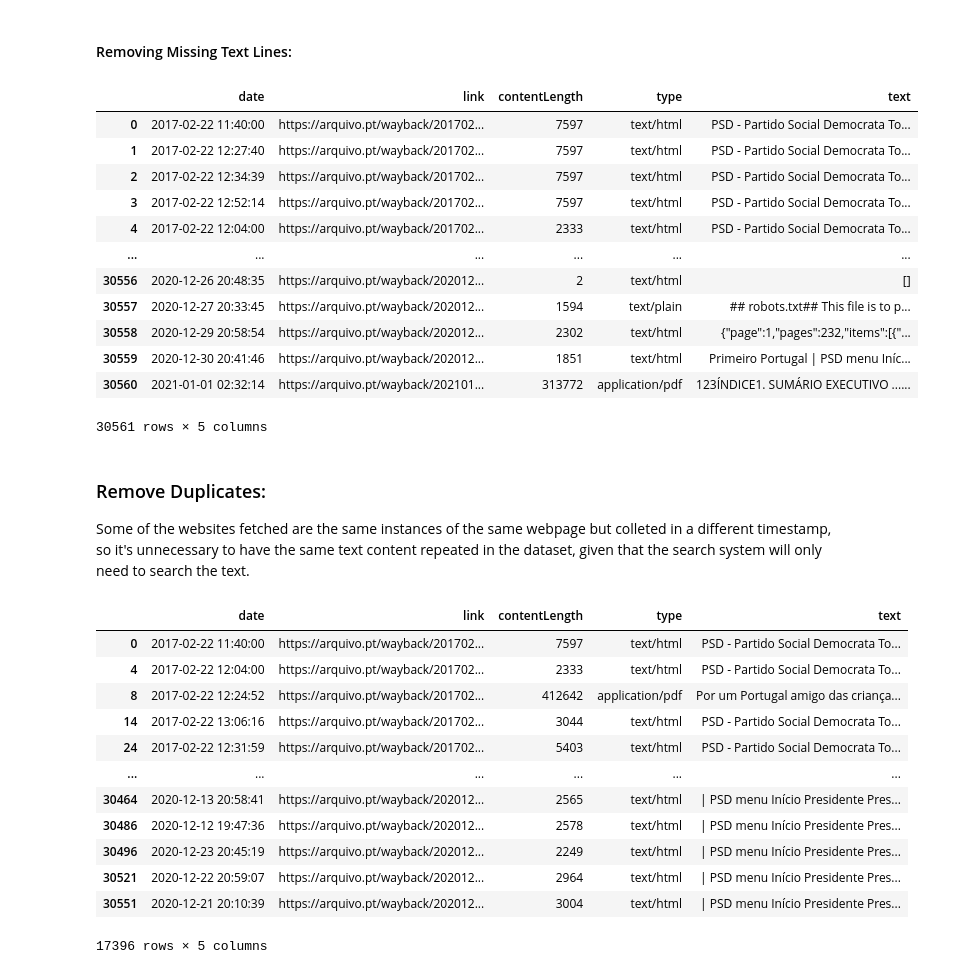
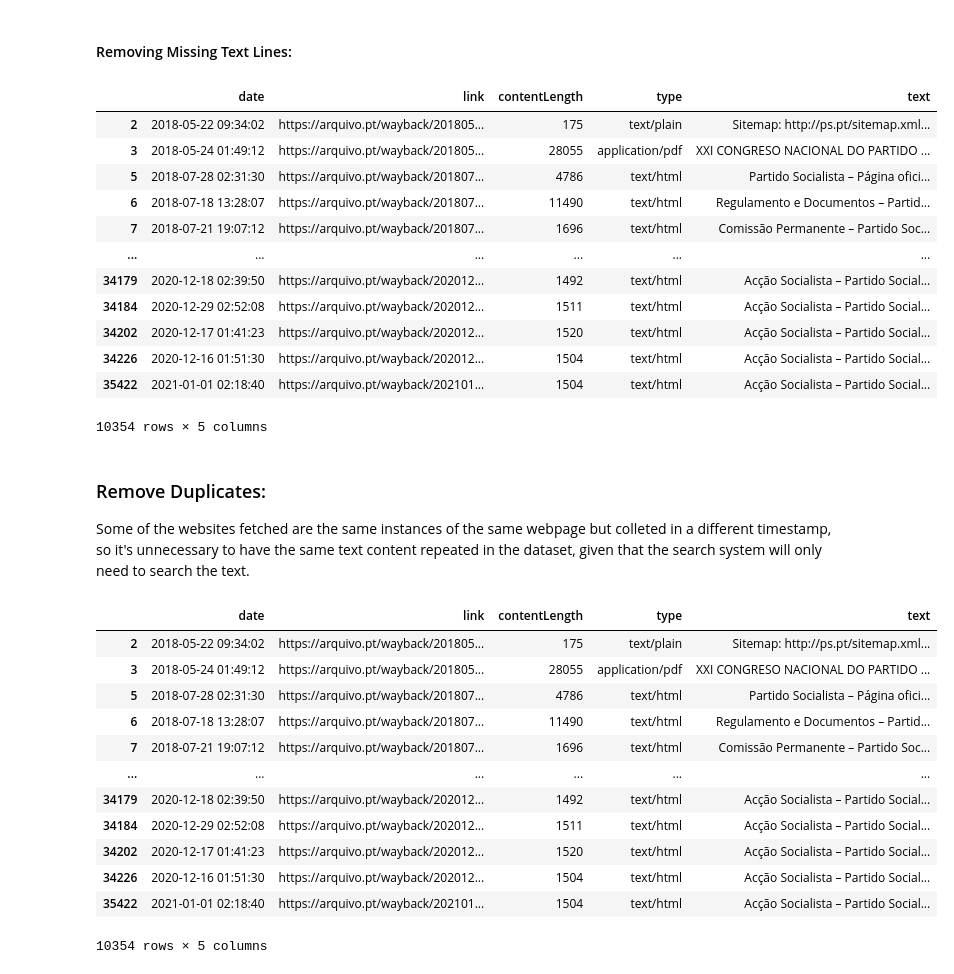
Before and after one commit to mariacrnr/feup-pri, a Jupyter notebook: data_preparation.ipynb, the cells around one changed output. Saved outputs shown, nothing was run; the diff lists cells and outputs as text; code cells hidden in the pictures.

```diff
--- a/data_preparation.ipynb
+++ b/data_preparation.ipynb
@@ -13,6 +13,6 @@ import re
 ### Preliminary Data Analysis:
 We start by examining the data collected to better grasp it's extent and content.
 # %%
-df = pd.read_json("data/psd.json")
+df = pd.read_json("data/ps.json")
 df.shape
 # %% [output]
@@ -85,7 +85,7 @@ df[df["text"]==""]
 # %% [markdown]
 #### Replacing Empty Text With Null Values:
 # %%
-#df = df.replace(r'^\s*$', np.nan, regex=True)
+df = df.replace(r'^\s*$', np.nan, regex=True)
 df
 # %% [output]
 |  | date | link | contentLength | type | text |
@@ -162,21 +153,22 @@ plt.show()
 # %% [markdown]
 #### Removing Missing Text Lines:
 # %%
-df.dropna()
+df = df.dropna()
+df
 # %% [output]
 |  | date | link | contentLength | type | text |
-| 0 | 2017-02-22 11:40:00 | https://arquivo.pt/wayback/201702... | 7597 | text/html | PSD - Partido Social Democrata To... |
-| 1 | 2017-02-22 12:27:40 | https://arquivo.pt/wayback/201702... | 7597 | text/html | PSD - Partido Social Democrata To... |
-| 2 | 2017-02-22 12:34:39 | https://arquivo.pt/wayback/201702... | 7597 | text/html | PSD - Partido Social Democrata To... |
-| 3 | 2017-02-22 12:52:14 | https://arquivo.pt/wayback/201702... | 7597 | text/html | PSD - Partido Social Democrata To... |
-| 4 | 2017-02-22 12:04:00 | https://arquivo.pt/wayback/201702... | 2333 | text/html | PSD - Partido Social Democrata To... |
+| 2 | 2018-05-22 09:34:02 | https://arquivo.pt/wayback/201805... | 175 | text/plain | Sitemap: http://ps.pt/sitemap.xml... |
+| 3 | 2018-05-24 01:49:12 | https://arquivo.pt/wayback/201805... | 28055 | application/pdf | XXI CONGRESO NACIONAL DO PARTIDO ... |
+| 5 | 2018-07-28 02:31:30 | https://arquivo.pt/wayback/201807... | 4786 | text/html | Partido Socialista – Página ofici... |
+| 6 | 2018-07-18 13:28:07 | https://arquivo.pt/wayback/201807... | 11490 | text/html | Regulamento e Documentos – Partid... |
+| 7 | 2018-07-21 19:07:12 | https://arquivo.pt/wayback/201807... | 1696 | text/html | Comissão Permanente – Partido Soc... |
 | ... | ... | ... | ... | ... | ... |
-| 30556 | 2020-12-26 20:48:35 | https://arquivo.pt/wayback/202012... | 2 | text/html | [] |
-| 30557 | 2020-12-27 20:33:45 | https://arquivo.pt/wayback/202012... | 1594 | text/plain | ## robots.txt## This file is to p... |
-| 30558 | 2020-12-29 20:58:54 | https://arquivo.pt/wayback/202012... | 2302 | text/html | {"page":1,"pages":232,"items":[{"... |
-| 30559 | 2020-12-30 20:41:46 | https://arquivo.pt/wayback/202012... | 1851 | text/html | Primeiro Portugal | PSD menu Iníc... |
-| 30560 | 2021-01-01 02:32:14 | https://arquivo.pt/wayback/202101... | 313772 | application/pdf | 123ÍNDICE1. SUMÁRIO EXECUTIVO ...... |
+| 34179 | 2020-12-18 02:39:50 | https://arquivo.pt/wayback/202012... | 1492 | text/html | Acção Socialista – Partido Social... |
+| 34184 | 2020-12-29 02:52:08 | https://arquivo.pt/wayback/202012... | 1511 | text/html | Acção Socialista – Partido Social... |
+| 34202 | 2020-12-17 01:41:23 | https://arquivo.pt/wayback/202012... | 1520 | text/html | Acção Socialista – Partido Social... |
+| 34226 | 2020-12-16 01:51:30 | https://arquivo.pt/wayback/202012... | 1504 | text/html | Acção Socialista – Partido Social... |
+| 35422 | 2021-01-01 02:18:40 | https://arquivo.pt/wayback/202101... | 1504 | text/html | Acção Socialista – Partido Social... |
-30561 rows × 5 columns
+10354 rows × 5 columns
 # %% [markdown]
 ### Remove Duplicates:
 Some of the websites fetched are the same instances of the same webpage but colleted in a different timestamp, so it's unnecessary to have the same text content repeated in the dataset, given that the search system will only need to search the text.
@@ -186,15 +178,15 @@ df.drop_duplicates(subset="text",
 df
 # %% [output]
 |  | date | link | contentLength | type | text |
-| 0 | 2017-02-22 11:40:00 | https://arquivo.pt/wayback/201702... | 7597 | text/html | PSD - Partido Social Democrata To... |
-| 4 | 2017-02-22 12:04:00 | https://arquivo.pt/wayback/201702... | 2333 | text/html | PSD - Partido Social Democrata To... |
-| 8 | 2017-02-22 12:24:52 | https://arquivo.pt/wayback/201702... | 412642 | application/pdf | Por um Portugal amigo das criança... |
-| 14 | 2017-02-22 13:06:16 | https://arquivo.pt/wayback/201702... | 3044 | text/html | PSD - Partido Social Democrata To... |
-| 24 | 2017-02-22 12:31:59 | https://arquivo.pt/wayback/201702... | 5403 | text/html | PSD - Partido Social Democrata To... |
+| 2 | 2018-05-22 09:34:02 | https://arquivo.pt/wayback/201805... | 175 | text/plain | Sitemap: http://ps.pt/sitemap.xml... |
+| 3 | 2018-05-24 01:49:12 | https://arquivo.pt/wayback/201805... | 28055 | application/pdf | XXI CONGRESO NACIONAL DO PARTIDO ... |
+| 5 | 2018-07-28 02:31:30 | https://arquivo.pt/wayback/201807... | 4786 | text/html | Partido Socialista – Página ofici... |
+| 6 | 2018-07-18 13:28:07 | https://arquivo.pt/wayback/201807... | 11490 | text/html | Regulamento e Documentos – Partid... |
+| 7 | 2018-07-21 19:07:12 | https://arquivo.pt/wayback/201807... | 1696 | text/html | Comissão Permanente – Partido Soc... |
 | ... | ... | ... | ... | ... | ... |
-| 30464 | 2020-12-13 20:58:41 | https://arquivo.pt/wayback/202012... | 2565 | text/html | | PSD menu Início Presidente Pres... |
-| 30486 | 2020-12-12 19:47:36 | https://arquivo.pt/wayback/202012... | 2578 | text/html | | PSD menu Início Presidente Pres... |
-| 30496 | 2020-12-23 20:45:19 | https://arquivo.pt/wayback/202012... | 2249 | text/html | | PSD menu Início Presidente Pres... |
-| 30521 | 2020-12-22 20:59:07 | https://arquivo.pt/wayback/202012... | 2964 | text/html | | PSD menu Início Presidente Pres... |
-| 30551 | 2020-12-21 20:10:39 | https://arquivo.pt/wayback/202012... | 3004 | text/html | | PSD menu Início Presidente Pres... |
+| 34179 | 2020-12-18 02:39:50 | https://arquivo.pt/wayback/202012... | 1492 | text/html | Acção Socialista – Partido Social... |
+| 34184 | 2020-12-29 02:52:08 | https://arquivo.pt/wayback/202012... | 1511 | text/html | Acção Socialista – Partido Social... |
+| 34202 | 2020-12-17 01:41:23 | https://arquivo.pt/wayback/202012... | 1520 | text/html | Acção Socialista – Partido Social... |
+| 34226 | 2020-12-16 01:51:30 | https://arquivo.pt/wayback/202012... | 1504 | text/html | Acção Socialista – Partido Social... |
+| 35422 | 2021-01-01 02:18:40 | https://arquivo.pt/wayback/202101... | 1504 | text/html | Acção Socialista – Partido Social... |
-17396 rows × 5 columns
+10354 rows × 5 columns
```
Also changed, not shown: parts of 12 cells of this notebook, 1 other file.
